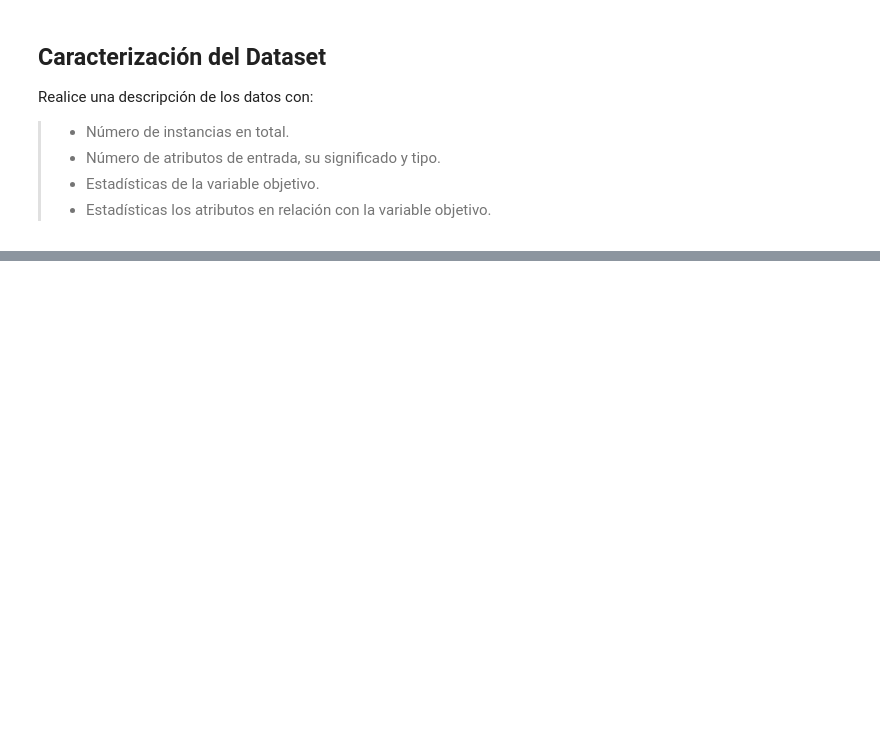
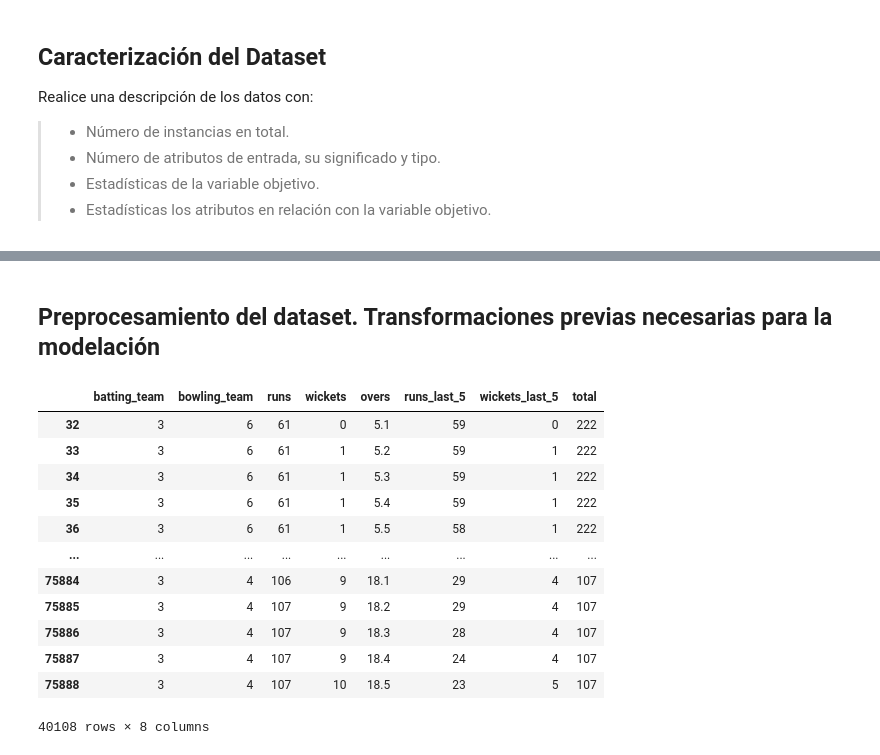
Before and after one commit to abdieljz/Pop-Quiz_DM-, a Jupyter notebook: [NRC_6262]_JuniorZambrano_PopQuiz1.ipynb, the cells around one changed output, grey strips where cells are left out. Drawn from its saved outputs; the diff is of its cells as text; code cells hidden in the pictures; blank space fills up the shorter version.

Commit message:
Preprocesamiento del dataset.
Transformaciones previas necesarias para la modelación

```diff
--- a/[NRC_6262]_JuniorZambrano_PopQuiz1.ipynb
+++ b/[NRC_6262]_JuniorZambrano_PopQuiz1.ipynb
@@ -67,0 +100,43 @@ X.describe()
+# %% [markdown]
+## Preprocesamiento del dataset. Transformaciones previas necesarias para la modelación
+# %%
+'''Datos inreevantes para el modelado'''
+irrelevant = ['mid', 'date', 'venue','batsman', 'bowler', 'striker', 'non-striker']
+'''Eliminar todas las columanas antes definidas'''
+data = data.drop(irrelevant, axis=1)
+
+'''Datos relevantes listos para el modelado'''
+const_teams = ['Kolkata Knight Riders', 'Chennai Super Kings', 'Rajasthan Royals',
+              'Mumbai Indians', 'Kings XI Punjab', 'Royal Challengers Bangalore',
+              'Delhi Daredevils', 'Sunrisers Hyderabad']
+'''Comprobar los datos de los parametros'''
+data = data[(data['batting_team'].isin(const_teams)) & (data['bowling_team'].isin(const_teams))]
+# %%
+'''Eliminar nulos'''
+data = data.dropna()
+# %%
+'''Eliminar los primeros 5 overs de cada partido'''
+data = data[data['overs'] >= 5.0]
+# %%
+'''Convertir nombres de los equipos en datos numericos'''
+le = LabelEncoder()
+'''Elección de columnas'''
+for col in ['batting_team', 'bowling_team']:
+  data[col] = le.fit_transform(data[col])
+# %%
+'''Ver transformación'''
+data
+# %% [output]
+|  | batting_team | bowling_team | runs | wickets | overs | runs_last_5 | wickets_last_5 | total |
+| 32 | 3 | 6 | 61 | 0 | 5.1 | 59 | 0 | 222 |
+| 33 | 3 | 6 | 61 | 1 | 5.2 | 59 | 1 | 222 |
+| 34 | 3 | 6 | 61 | 1 | 5.3 | 59 | 1 | 222 |
+| 35 | 3 | 6 | 61 | 1 | 5.4 | 59 | 1 | 222 |
+| 36 | 3 | 6 | 61 | 1 | 5.5 | 58 | 1 | 222 |
+| ... | ... | ... | ... | ... | ... | ... | ... | ... |
+| 75884 | 3 | 4 | 106 | 9 | 18.1 | 29 | 4 | 107 |
+| 75885 | 3 | 4 | 107 | 9 | 18.2 | 29 | 4 | 107 |
+| 75886 | 3 | 4 | 107 | 9 | 18.3 | 28 | 4 | 107 |
+| 75887 | 3 | 4 | 107 | 9 | 18.4 | 24 | 4 | 107 |
+| 75888 | 3 | 4 | 107 | 10 | 18.5 | 23 | 5 | 107 |
+40108 rows × 8 columns
```
Also changed, not shown: parts of 5 cells of this notebook.
